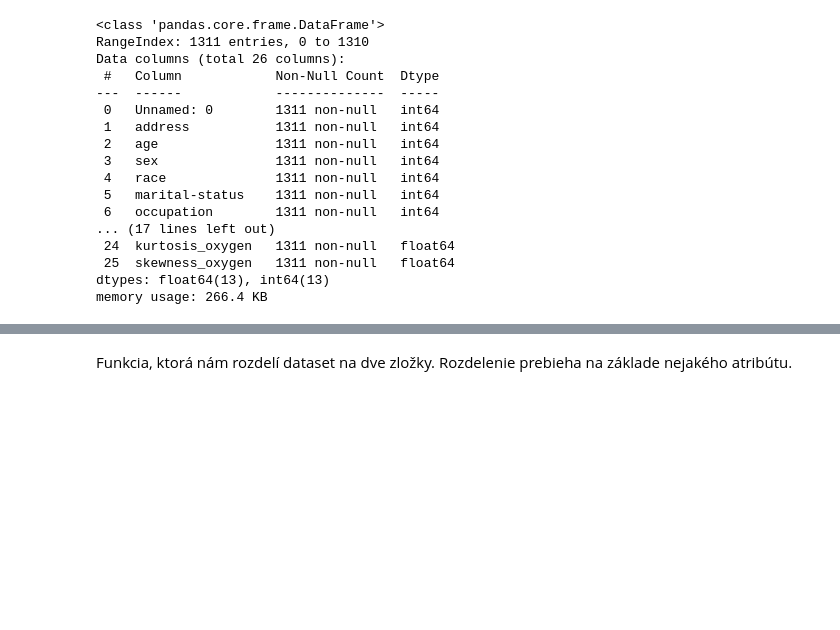
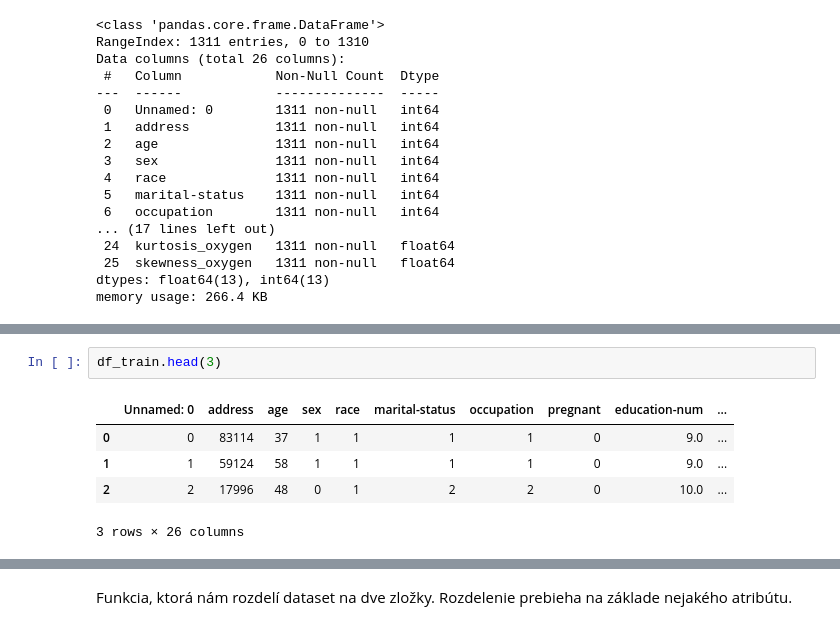
Before and after one commit to martinkukucka/IAU_Projekt, a Jupyter notebook: Projekt/projekt3.ipynb, the cells around one changed output, grey strips where cells are left out. Saved outputs shown, nothing was run; the diff lists cells and outputs as text; blank space fills up the shorter version.

```diff
--- a/Projekt/projekt3.ipynb
+++ b/Projekt/projekt3.ipynb
@@ -656,0 +611,8 @@ memory usage: 266.4 KB
+# %%
+df_train.head(3)
+# %% [output]
+|  | Unnamed: 0 | address | age | sex | race | marital-status | occupation | pregnant | education-num | ... |
+| 0 | 0 | 83114 | 37 | 1 | 1 | 1 | 1 | 0 | 9.0 | ... |
+| 1 | 1 | 59124 | 58 | 1 | 1 | 1 | 1 | 0 | 9.0 | ... |
+| 2 | 2 | 17996 | 48 | 0 | 1 | 2 | 2 | 0 | 10.0 | ... |
+3 rows × 26 columns
```
Also changed, not shown: parts of 10 cells of this notebook.
